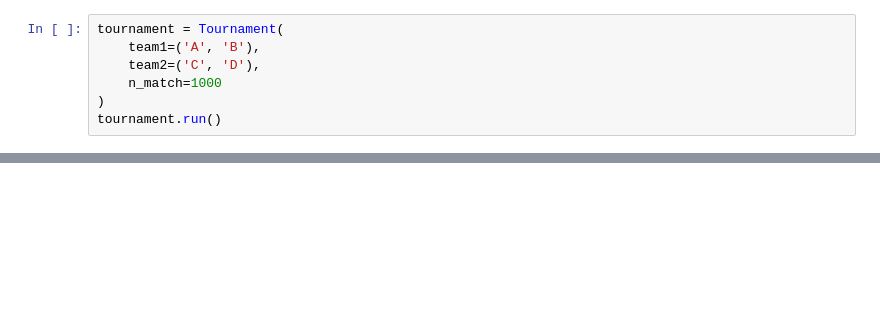
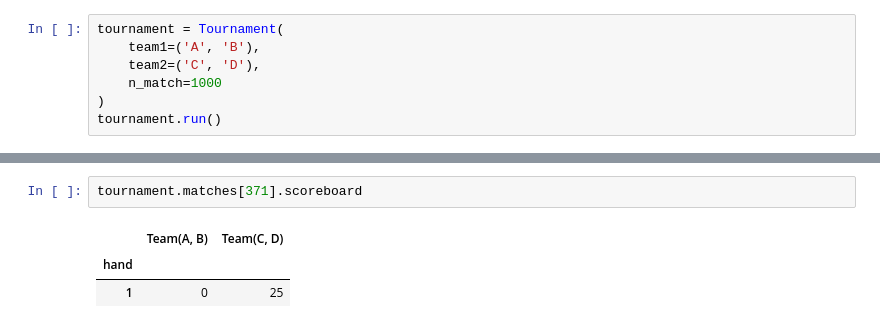
Before and after one commit to a-slice-of-py/scopone-scientifico, a Jupyter notebook: scopone_scientifico.ipynb, the cells around one changed output, grey strips where cells are left out. Cells and saved outputs as stored; diff of their text form; blank space fills up the shorter version.

```diff
--- a/scopone_scientifico.ipynb
+++ b/scopone_scientifico.ipynb
@@ -288,0 +24,6 @@ fig.show()
+# %%
+tournament.matches[371].scoreboard
+# %% [output]
+|  | Team(A, B) | Team(C, D) |
+| hand |  |  |
+| 1 | 0 | 25 |
```
Also changed, not shown: parts of 7 cells of this notebook, 2 other files.
